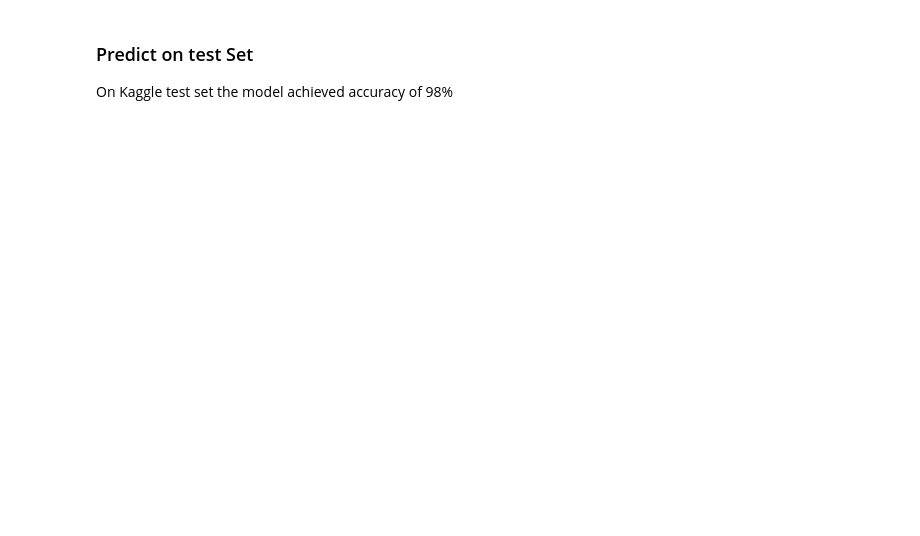
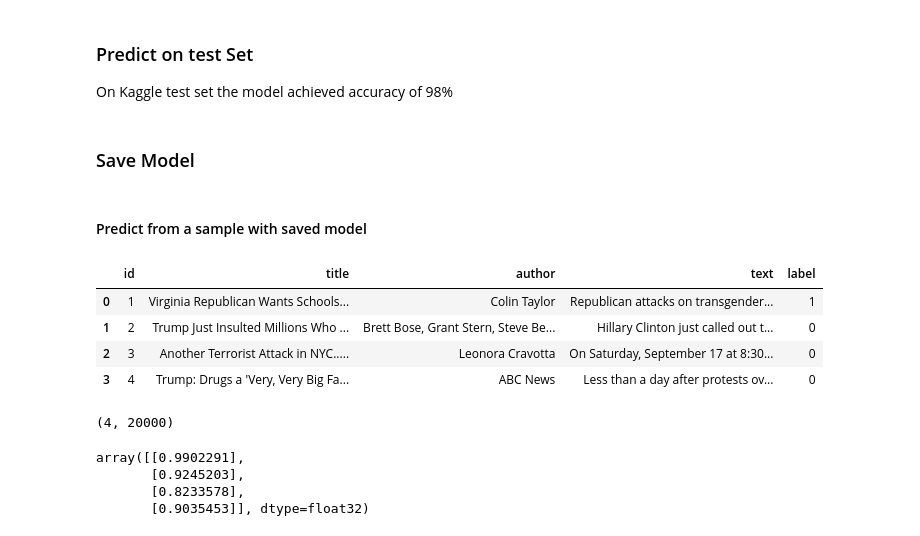
Before and after one commit to ajayrawatsap/fake_news, a Jupyter notebook: using_Keras.ipynb, the cells around one changed output. Drawn from its saved outputs; the diff is of its cells as text; code cells hidden in the pictures; blank space fills up the shorter version.

Commit message:
Added Saving the model
Added Saving the model and predicting from saved mode

```diff
--- a/using_Keras.ipynb
+++ b/using_Keras.ipynb
@@ -312,3 +308,5 @@ y_pred = model.predict_classes(X_test)
 test_pred = pd.DataFrame(y_pred, columns= ['label'])
 test_pred['id'] = test['id']
 test_pred.to_csv('dnn_preds.csv', index = False)
+# %% [markdown]
+### Save Model
@@ -314,0 +319,2 @@ test_pred.to_csv('dnn_preds.csv', index = False)
+# %% [markdown]
+#### Predict from a sample with saved model
@@ -314,0 +328,9 @@ test_pred.to_csv('dnn_preds.csv', index = False)
+# %%
+sample = pd.read_csv('samples.csv')
+sample
+# %% [output]
+|  | id | title | author | text | label |
+| 0 | 1 | Virginia Republican Wants Schools... | Colin Taylor | Republican attacks on transgender... | 1 |
+| 1 | 2 | Trump Just Insulted Millions Who ... | Brett Bose, Grant Stern, Steve Be... | Hillary Clinton just called out t... | 0 |
+| 2 | 3 | Another Terrorist Attack in NYC..... | Leonora Cravotta | On Saturday, September 17 at 8:30... | 0 |
+| 3 | 4 | Trump: Drugs a 'Very, Very Big Fa... | ABC News | Less than a day after protests ov... | 0 |
@@ -314,0 +341,15 @@ test_pred.to_csv('dnn_preds.csv', index = False)
+# %%
+sequences = tokenizer.texts_to_sequences(sample_texts)
+sample_data = np.array(sequences)
+X_sample = vectorize_sequences(sample_data)
+X_sample.shape
+# %% [output]
+(4, 20000)
+# %%
+y_pred = model.predict(X_sample)
+y_pred
+# %% [output]
+array([[0.9902291],
+       [0.9245203],
+       [0.8233578],
+       [0.9035453]], dtype=float32)
```
Also changed, not shown: parts of 13 cells of this notebook.
